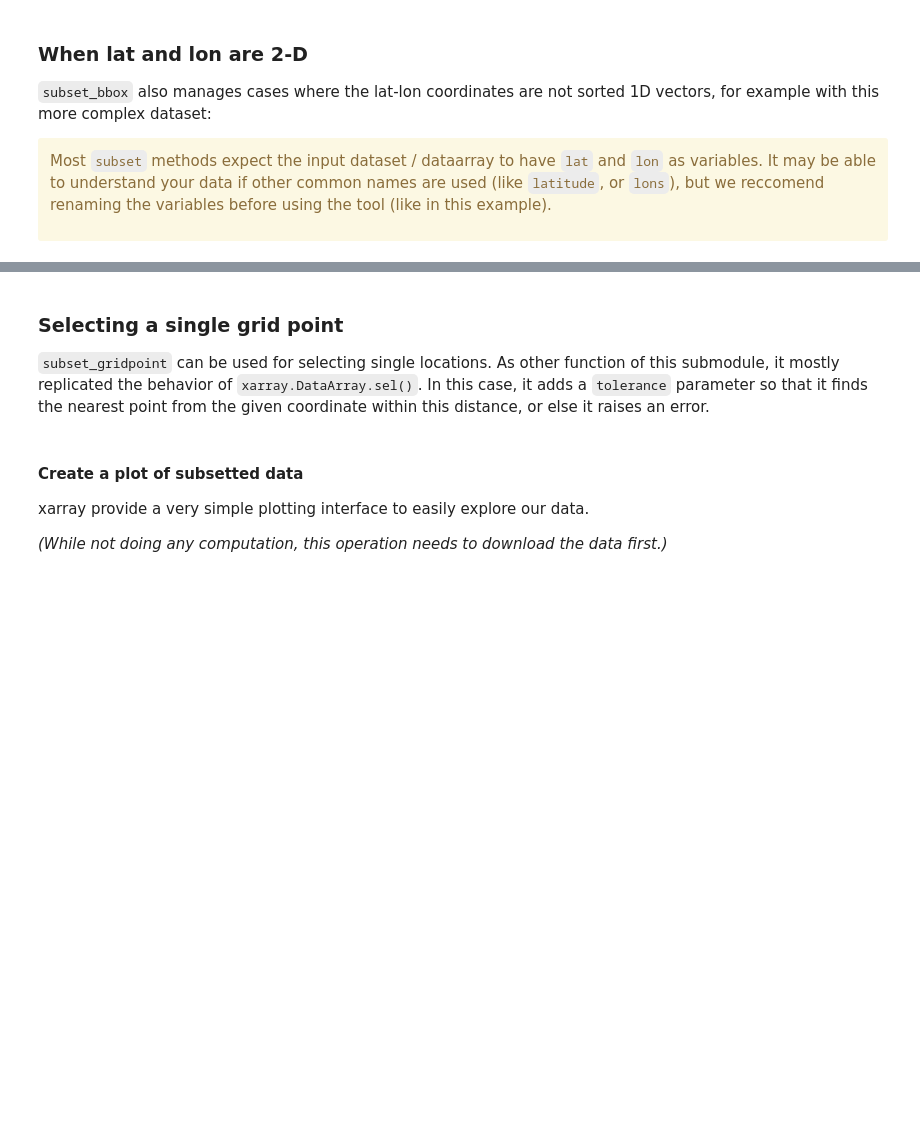
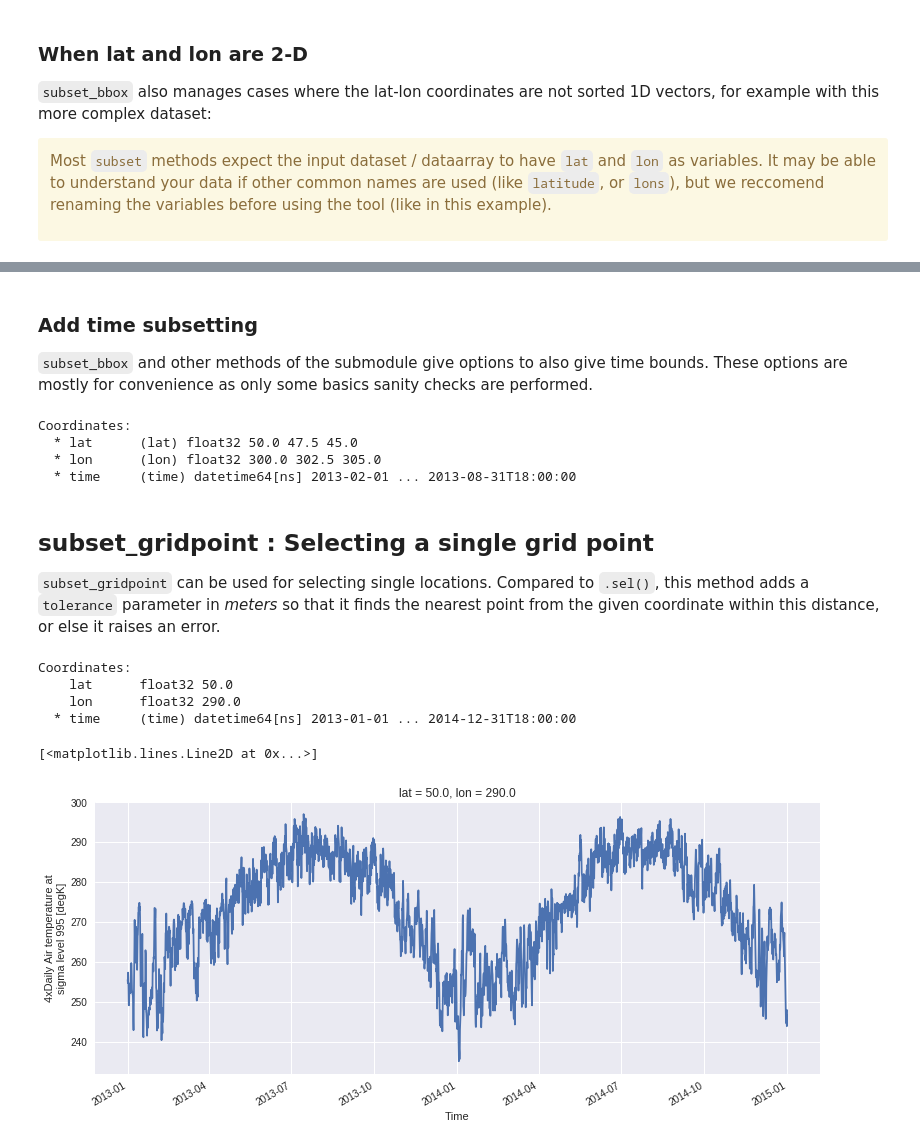
Before and after one commit to Ouranosinc/xclim, a Jupyter notebook: docs/notebooks/Subsetting with xclim.ipynb, the cells around one changed output, grey strips where cells are left out. Cells and saved outputs as stored; diff of their text form; code cells hidden in the pictures; blank space fills up the shorter version.

Commit message:
complete unexecutable notebook for subset

```diff
--- a/docs/notebooks/Subsetting with xclim.ipynb
+++ b/docs/notebooks/Subsetting with xclim.ipynb
@@ -66,17 +82,31 @@ ds2.tasmax
+# %% [markdown]
+### Add time subsetting
+`subset_bbox` and other methods of the submodule give options to also give time bounds. These options are mostly for convenience as only some basics sanity checks are performed.
+# %%
+subset.subset_bbox(ds, lat_bnds=[45, 50], lon_bnds=[-60, -55],
+                       start_date='2013-02', end_date='2013-08').coords
+# %% [output]
+Coordinates:
+  * lat      (lat) float32 50.0 47.5 45.0
+  * lon      (lon) float32 300.0 302.5 305.0
+  * time     (time) datetime64[ns] 2013-02-01 ... 2013-08-31T18:00:00
 # %% [markdown]
-### Selecting a single grid point
-`subset_gridpoint` can be used for selecting single locations. As other function of this submodule, it mostly replicated the behavior of `xarray.DataArray.sel()`. In this case, it adds a `tolerance` parameter so that it finds the nearest point from the given coordinate within this distance, or else it raises an error.
+## subset_gridpoint :  Selecting a single grid point
+`subset_gridpoint` can be used for selecting single locations. Compared to `.sel()`, this method adds a `tolerance` parameter in *meters* so that it finds the nearest point from the given coordinate within this distance, or else it raises an error.
 # %%
-lon_pt = -70.0
-lat_pt = 50.0
+lon_pt = -70.2
+lat_pt = 50.1
 
-ds3 = subset.subset_gridpoint(ds, lon=lon_pt, lat=lat_pt, tolerance=10000,
-                              start_date='1993', end_date='2020')
-ds3.tasmax
+# Get timeseries for point within 100 km of (-70.2, 50.1)
+ds3 = subset.subset_gridpoint(ds, lon=lon_pt, lat=lat_pt, tolerance=100 * 1000)
+ds3.coords
+# %% [output]
+Coordinates:
+    lat      float32 50.0
+    lon      float32 290.0
+  * time     (time) datetime64[ns] 2013-01-01 ... 2014-12-31T18:00:00
-# %% [markdown]
-#### Create a plot  of subsetted data
-xarray provide a very simple plotting interface to easily explore our data.
-
-*(While not doing any computation, this operation needs to download the data first.)*
 # %%
-ds3.tasmax.plot()
+ds3.air.plot()
+# %% [output]
+[<matplotlib.lines.Line2D at 0x...>]
+[figure, added]
```
Also changed, not shown: parts of 19 cells of this notebook.
